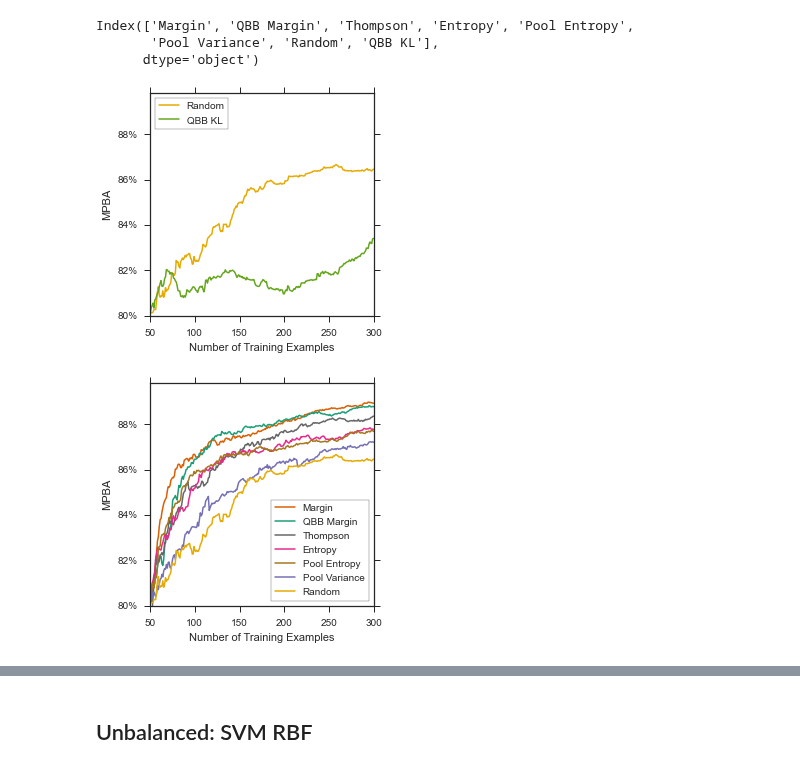
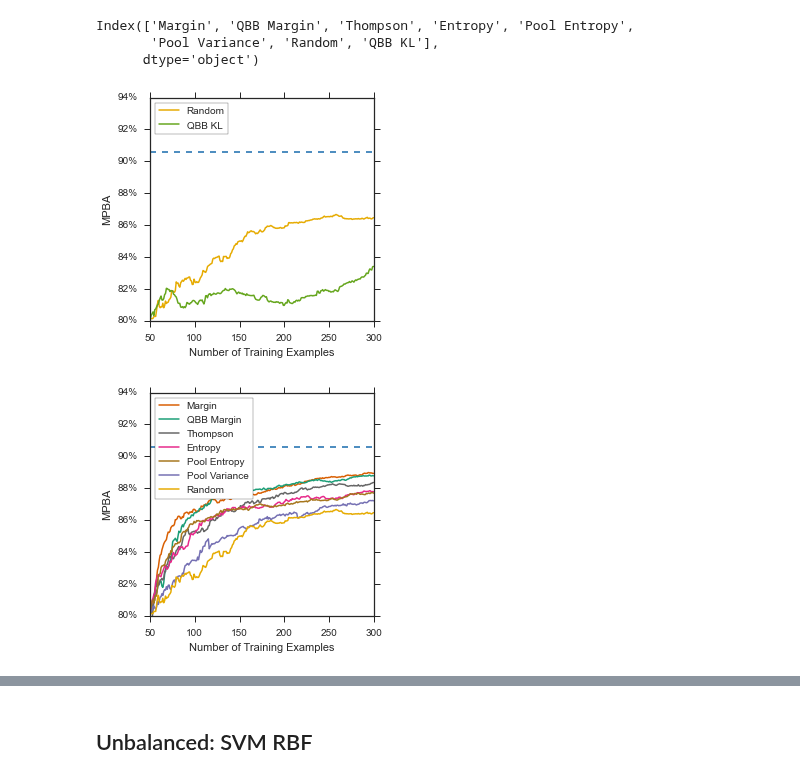
Before and after one commit to chengsoonong/mclass-sky, a Jupyter notebook: projects/alasdair/notebooks/06_active_learning_sdss.ipynb, the cells around one changed output, grey strips where cells are left out. Saved outputs shown, nothing was run; the diff lists cells and outputs as text; code cells hidden in the pictures.

```diff
--- a/projects/alasdair/notebooks/06_active_learning_sdss.ipynb
+++ b/projects/alasdair/notebooks/06_active_learning_sdss.ipynb
@@ -51,8 +51,8 @@ linestyles = {'Random': '-',
               'Pool Entropy': '-',
               'Thompson': '-'}
 labels = ['Random', 'Entropy', 'Margin', 'QBB Margin', 'QBB KL', 'Pool Variance', 'Pool Entropy', 'Thompson']
-upper_l = 0.898435180803
-upper_r = 0.930910538547
+upper_l = 0.90570974
+upper_r = 0.93177572
 # %%
 if running_expt:
     sdss = pd.read_hdf('../data/sdss.h5', 'sdss')
@@ -193,16 +193,16 @@ Index(['Margin', 'QBB Margin', 'Thompson', 'Entropy', 'Pool Entropy',
       dtype='object')
 # %%
 fig = plt.figure(figsize=(4, 4))
-ax = plot_learning_curve_df(xrange, ul_df, ul_df.columns[6:], colors, linestyles, ylim=(.8, upper_l), loc='upper left')
+ax = plot_learning_curve_df(xrange, ul_df, ul_df.columns[6:], colors, linestyles, upper=upper_l, ylim=(.8, .94), loc='upper left')
 fig.savefig(fig_dir+'5_active/sdss_ul_ind_lower.pdf', bbox_inches='tight')
 # %% [output]
-[figure, old version]
+[figure, new version]
 # %%
 fig = plt.figure(figsize=(4, 4))
-ax = plot_learning_curve_df(xrange, ul_df, ul_df.columns[:7], colors, linestyles, ylim=(.8, upper_l))
+ax = plot_learning_curve_df(xrange, ul_df, ul_df.columns[:7], colors, linestyles, upper=upper_l, ylim=(.8, .94), loc='upper left')
 fig.savefig(fig_dir+'5_active/sdss_ul_ind_upper.pdf', bbox_inches='tight')
 # %% [output]
-[figure, old version]
+[figure, new version]
 # %%
 fig = plt.figure(figsize=(10, 2))
 ax = plot_final_accuracy(ul_lcs, labels, colors, ylim=(.75, .95))
```
Also changed, not shown: parts of 10 cells of this notebook, 50 other files.
